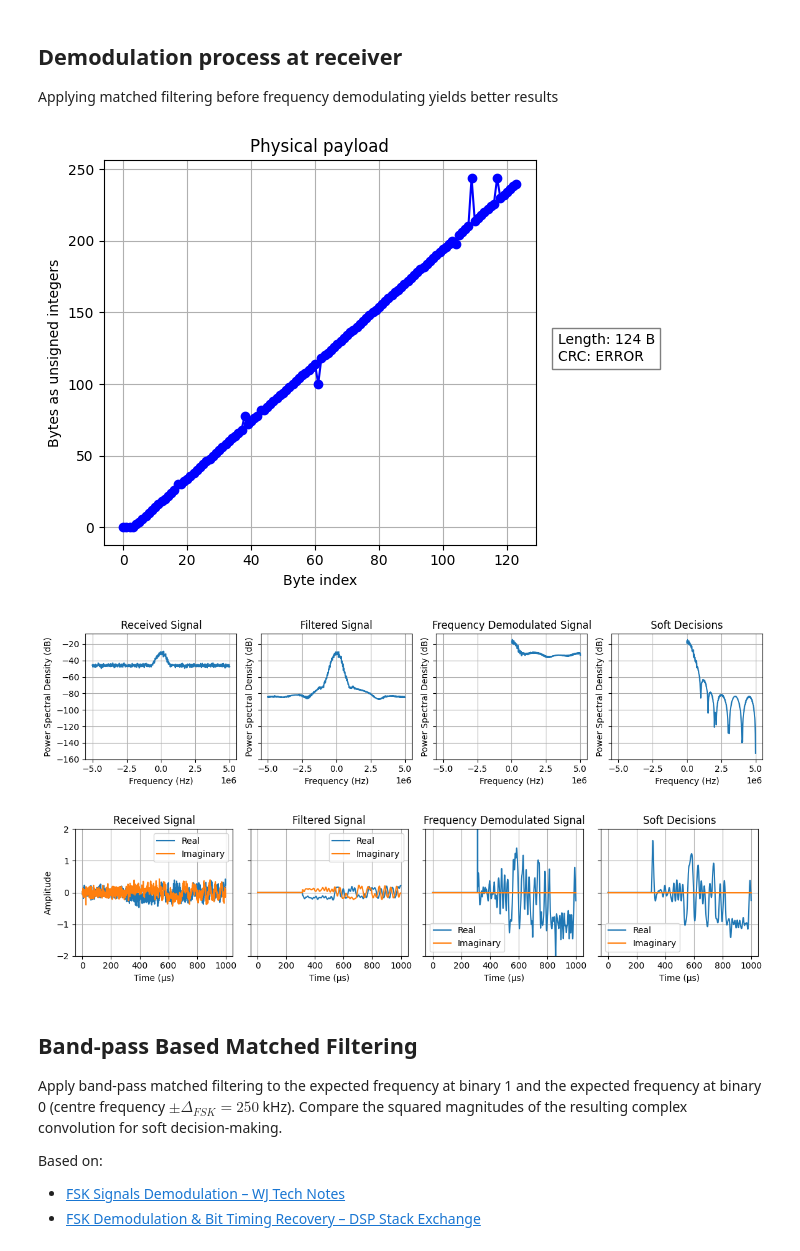
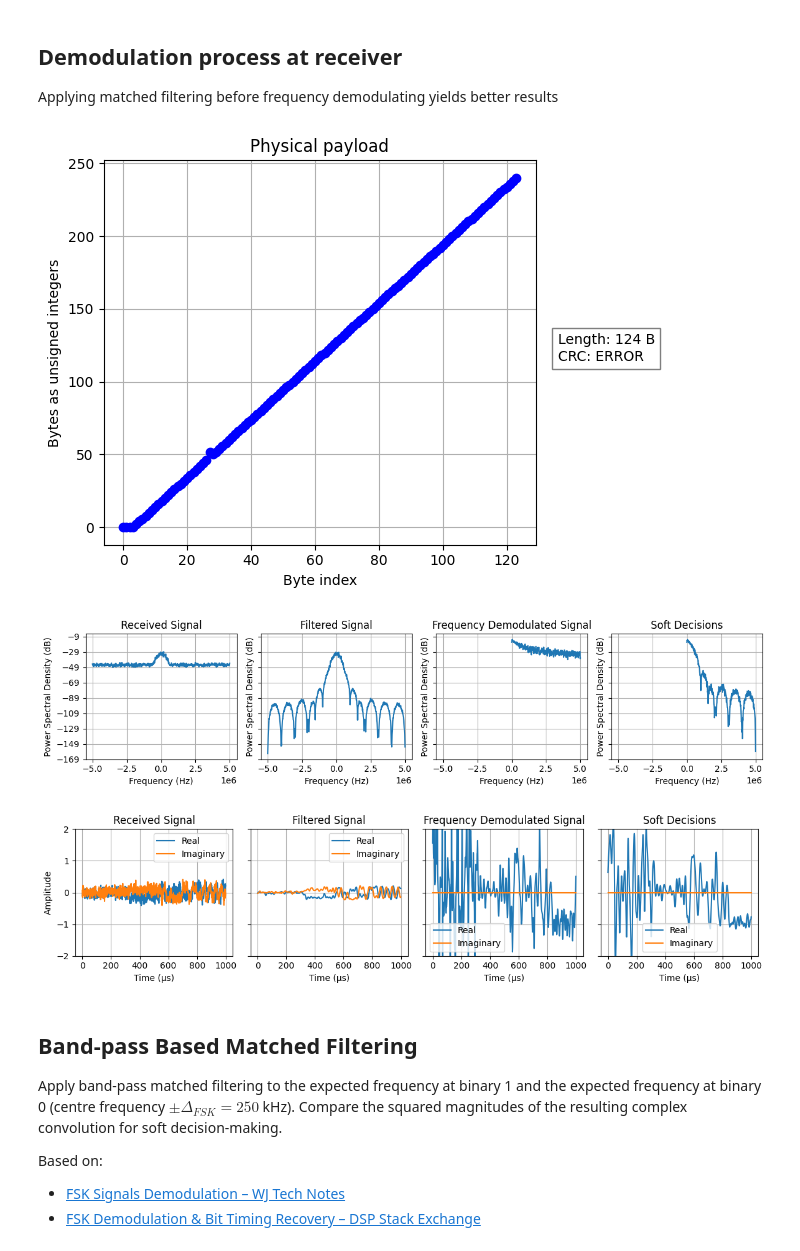
Before and after one commit to SDMote/SDR_projects, a Jupyter notebook: python_phy/ble_matched_filter_prototype.ipynb, the cells around one changed output. Drawn from its saved outputs; the diff is of its cells as text; code cells hidden in the pictures.

Commit message:
Receiver classes: choose demodulation type as argument Also, removed squelch step from all demodulators. It wasn't being helpful, and its threshold depended on the data.

```diff
--- a/python_phy/ble_matched_filter_prototype.ipynb
+++ b/python_phy/ble_matched_filter_prototype.ipynb
@@ -69,16 +69,13 @@ elif butterworth_filter == 2:
     gauss_taps = gaussian_fir_taps(sps=sps, ntaps=sps, bt=0.5)
     gauss_taps = scipy.signal.convolve(gauss_taps, np.ones(sps))
     gauss_taps /= np.sum(gauss_taps)  # Unitary gain
-    iq_samples_filtered = scipy.signal.convolve(iq_samples_noisy, gauss_taps, mode="same")
+    iq_samples_filtered = scipy.signal.convolve(iq_samples_noisy, gauss_taps, mode="full")
 else:
     iq_samples_filtered = iq_samples_noisy
 
-# Squelch
-squelch_threshold = 1e-1
-iq_samples_filtered = simple_squelch(iq_samples_filtered, threshold=squelch_threshold)
-
 # Frequency demodulation
 freq_samples = demodulate_frequency(iq_samples_filtered, gain=(fs) / (2 * np.pi * fsk_deviation_ble))
+freq_samples -= single_pole_iir_filter(freq_samples, alpha=160e-6)
 
 if match_filter_after_frequency:
     # Matched filtering (Gausian FIR taps)
@@ -86,7 +83,7 @@ if match_filter_after_frequency:
     gauss_taps = gaussian_fir_taps(sps=sps, ntaps=sps, bt=0.5)
     gauss_taps = scipy.signal.convolve(gauss_taps, np.ones(sps))
     gauss_taps /= np.sum(gauss_taps)  # Unitary gain
-    matched_filtered = scipy.signal.convolve(freq_samples, gauss_taps, mode="same")
+    matched_filtered = scipy.signal.convolve(freq_samples, gauss_taps, mode="full")
 else:
     matched_filtered = freq_samples
 
@@ -113,36 +110,36 @@ plot_periodograms(
     titles=[
         "Received Signal",
         "Filtered Signal",
         "Frequency Demodulated Signal",
         "Soft Decisions",
     ],
     figsize=(12, 3),
     NFFT=1024,
     horizontal=True,
 )
 
 plot_complex_time(
     [
         iq_samples_noisy[time_interval[0] : time_interval[1]],
         iq_samples_filtered[time_interval[0] : time_interval[1]],
         freq_samples[time_interval[0] : time_interval[1]],
         matched_filtered[time_interval[0] : time_interval[1]],
     ],
     fs=fs,
     titles=[
         "Received Signal",
         "Filtered Signal",
         "Frequency Demodulated Signal",
         "Soft Decisions",
     ],
     figsize=(12, 3),
     ylim=(-2, 2),
     horizontal=True,
 )
 # %% [output]
-[figure, old version]
+[figure, new version]
-[figure, old version]
+[figure, new version]
-[figure, old version]
+[figure, new version]
 # %% [markdown]
 ## Band-pass Based Matched Filtering
 
```
Also changed, not shown: parts of 5 cells of this notebook, 4 other files.
